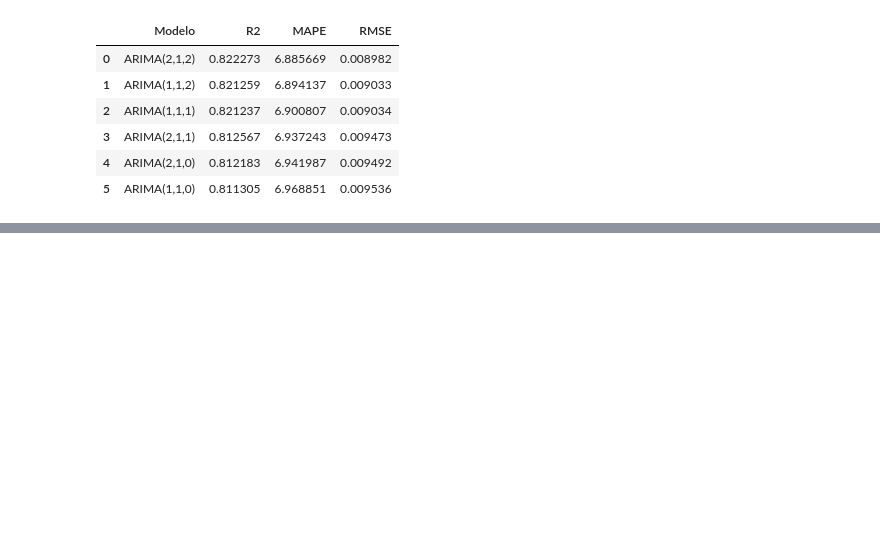
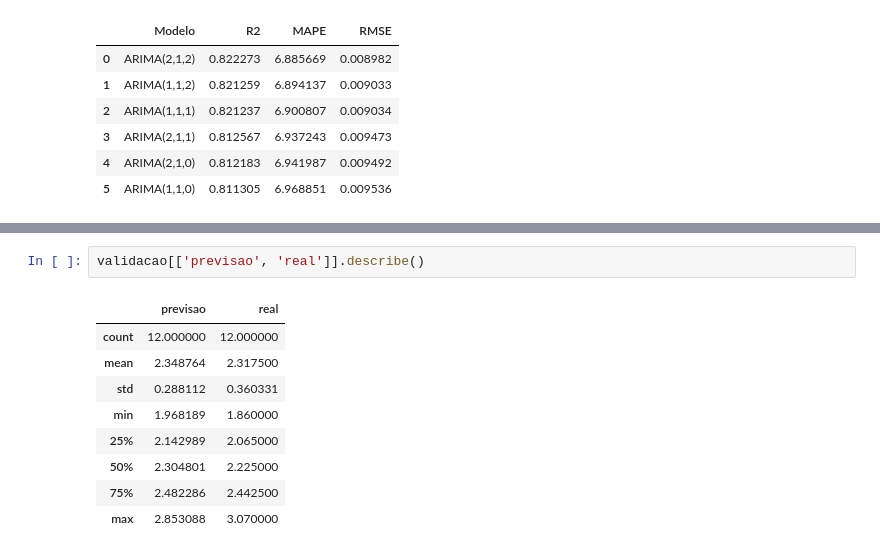
Before and after one commit to danielarruda1000/machine_learn_previsao_letalidade_rj, a Jupyter notebook: TCC.ipynb, the cells around one changed output, grey strips where cells are left out. Saved outputs shown, nothing was run; the diff lists cells and outputs as text; blank space fills up the shorter version.

```diff
--- a/TCC.ipynb
+++ b/TCC.ipynb
@@ -491,0 +543,12 @@ df_metric
+# %%
+validacao[['previsao', 'real']].describe()
+# %% [output]
+|  | previsao | real |
+| count | 12.000000 | 12.000000 |
+| mean | 2.348764 | 2.317500 |
+| std | 0.288112 | 0.360331 |
+| min | 1.968189 | 1.860000 |
+| 25% | 2.142989 | 2.065000 |
+| 50% | 2.304801 | 2.225000 |
+| 75% | 2.482286 | 2.442500 |
+| max | 2.853088 | 3.070000 |
```
Also changed, not shown: parts of 25 cells of this notebook.
